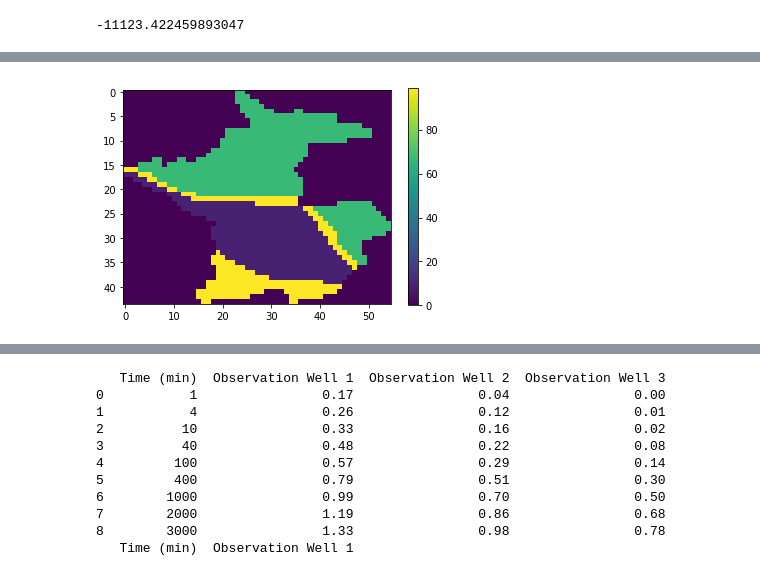
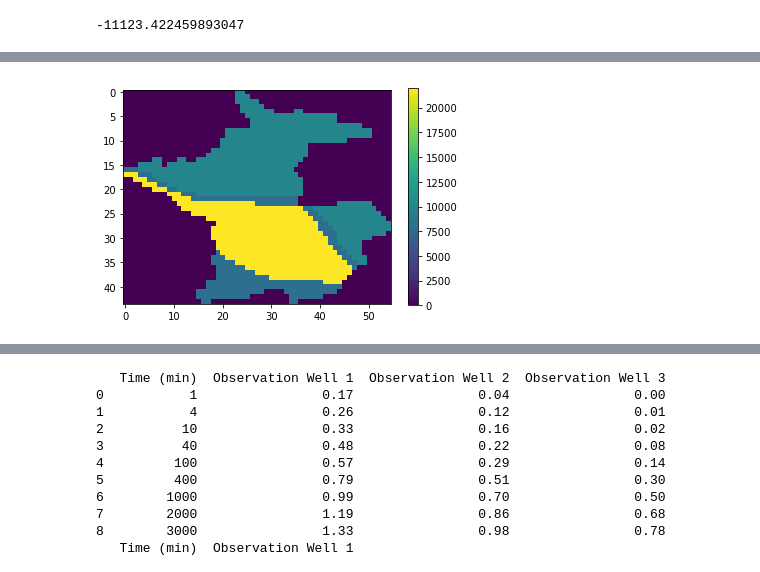
Before and after one commit to jordw22/modflow_epa, a Jupyter notebook: Notebooks/Problem 19 - Application of a Groundwater Flow Model to a Water Supply Problem.ipynb, the cells around one changed output, grey strips where cells are left out. Saved outputs shown, nothing was run; the diff lists cells and outputs as text; code cells hidden in the pictures.

```diff
--- a/Notebooks/Problem 19 - Application of a Groundwater Flow Model to a Water Supply Problem.ipynb
+++ b/Notebooks/Problem 19 - Application of a Groundwater Flow Model to a Water Supply Problem.ipynb
@@ -82,9 +82,9 @@ plt.imshow(ibound)
 hk = np.empty((44, 55), dtype=np.float)
 hk[:, :] = ibound[:, :]
 
-hk1 = 67.
-hk2 = 99.
-hk4 = 9.
+hk1 = 10000.
+hk2 = 8000.
+hk4 = 22000.
 
 hk = np.where(hk==1, hk1, hk)
 hk = np.where(hk==2, hk2, hk)
@@ -92,8 +92,6 @@ hk = np.where(hk==4, hk4, hk)
 plt.imshow(hk)
 plt.colorbar()
 
-
-
 lpf = flopy.modflow.ModflowLpf(mf, hk=hk, ss=ss, laytyp=laytyp, ipakcb=ipakcb)
 # %% [output]
 True
@@ -100,4 +101,4 @@ True
-[figure, old version]
+[figure, new version]
 # %%
 #call in the well package (WEL)
 # Remember to use zero-based layer, row, column indices!
```
Also changed, not shown: parts of 11 cells of this notebook.
